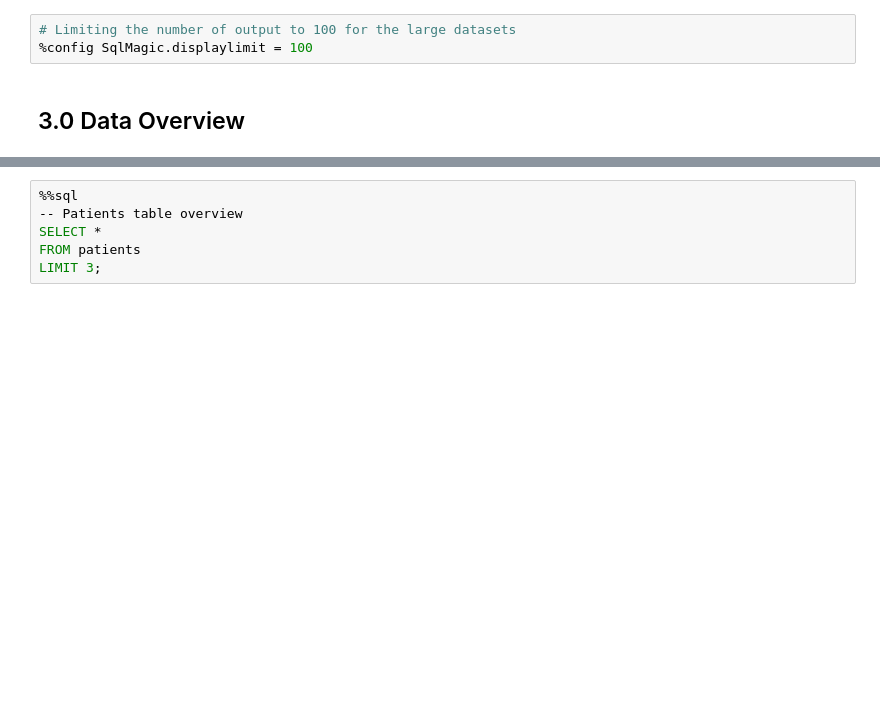
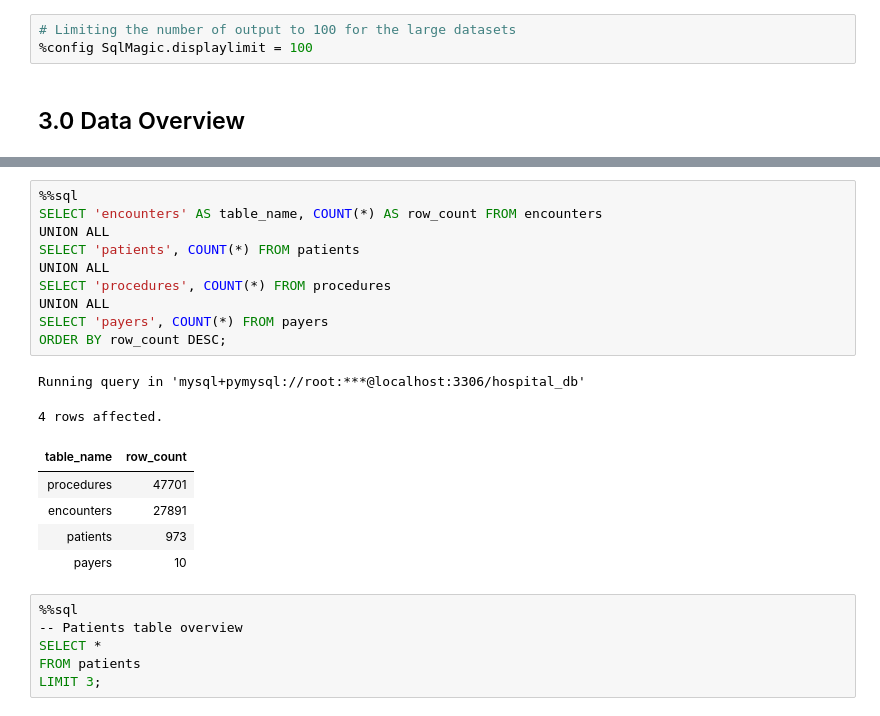
Before and after one commit to Lilian-Waitiki/Healthcare-Analysis, a Jupyter notebook: Analysis.ipynb, the cells around one changed output, grey strips where cells are left out. Cells and saved outputs as stored; diff of their text form; blank space fills up the shorter version.

```diff
--- a/Analysis.ipynb
+++ b/Analysis.ipynb
@@ -56,3 +52,21 @@ Running query in 'mysql+pymysql://root:***@localhost:3306/hospital_db'
+# %%
+%%sql
+SELECT 'encounters' AS table_name, COUNT(*) AS row_count FROM encounters
+UNION ALL
+SELECT 'patients', COUNT(*) FROM patients
+UNION ALL
+SELECT 'procedures', COUNT(*) FROM procedures
+UNION ALL
+SELECT 'payers', COUNT(*) FROM payers
+ORDER BY row_count DESC;
+# %% [output]
+Running query in 'mysql+pymysql://root:***@localhost:3306/hospital_db'
+4 rows affected.
+| table_name | row_count |
+| procedures | 47701 |
+| encounters | 27891 |
+| patients | 973 |
+| payers | 10 |
 # %%
 %%sql
 -- Patients table overview
```
Also changed, not shown: parts of 1 cell of this notebook.
